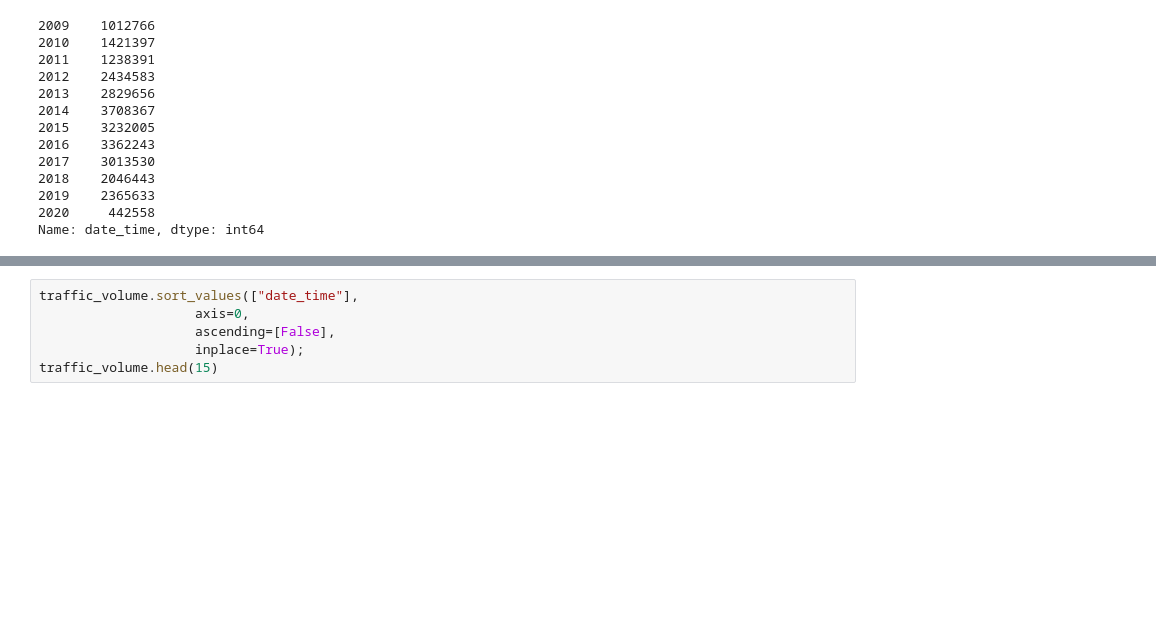
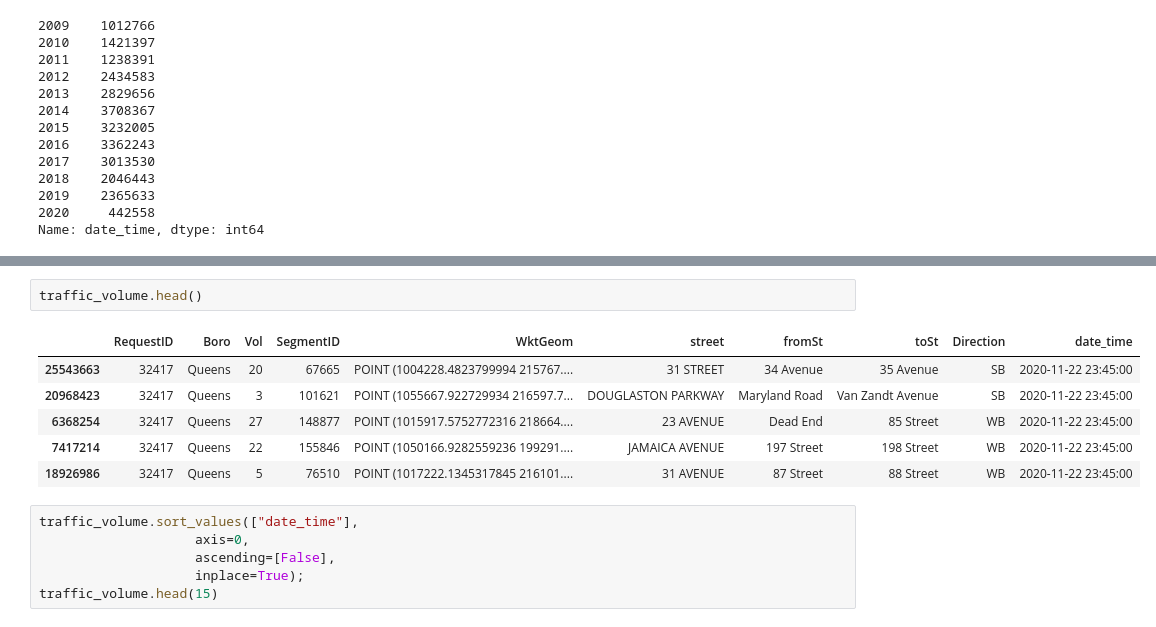
Before and after one commit to daniel-a-r/ccny_data_science_project, a Jupyter notebook: data_science_project.ipynb, the cells around one changed output, grey strips where cells are left out. Drawn from its saved outputs; the diff is of its cells as text; blank space fills up the shorter version.

```diff
--- a/data_science_project.ipynb
+++ b/data_science_project.ipynb
@@ -766,3 +898,12 @@ Name: date_time, dtype: int64
+# %%
+traffic_volume.head()
+# %% [output]
+|  | RequestID | Boro | Vol | SegmentID | WktGeom | street | fromSt | toSt | Direction | date_time |
+| 25543663 | 32417 | Queens | 20 | 67665 | POINT (1004228.4823799994 215767.... | 31 STREET | 34 Avenue | 35 Avenue | SB | 2020-11-22 23:45:00 |
+| 20968423 | 32417 | Queens | 3 | 101621 | POINT (1055667.922729934 216597.7... | DOUGLASTON PARKWAY | Maryland Road | Van Zandt Avenue | SB | 2020-11-22 23:45:00 |
+| 6368254 | 32417 | Queens | 27 | 148877 | POINT (1015917.5752772316 218664.... | 23 AVENUE | Dead End | 85 Street | WB | 2020-11-22 23:45:00 |
+| 7417214 | 32417 | Queens | 22 | 155846 | POINT (1050166.9282559236 199291.... | JAMAICA AVENUE | 197 Street | 198 Street | WB | 2020-11-22 23:45:00 |
+| 18926986 | 32417 | Queens | 5 | 76510 | POINT (1017222.1345317845 216101.... | 31 AVENUE | 87 Street | 88 Street | WB | 2020-11-22 23:45:00 |
 # %%
 traffic_volume.sort_values(["date_time"],
                     axis=0,
```
Also changed, not shown: parts of 26 cells of this notebook.
